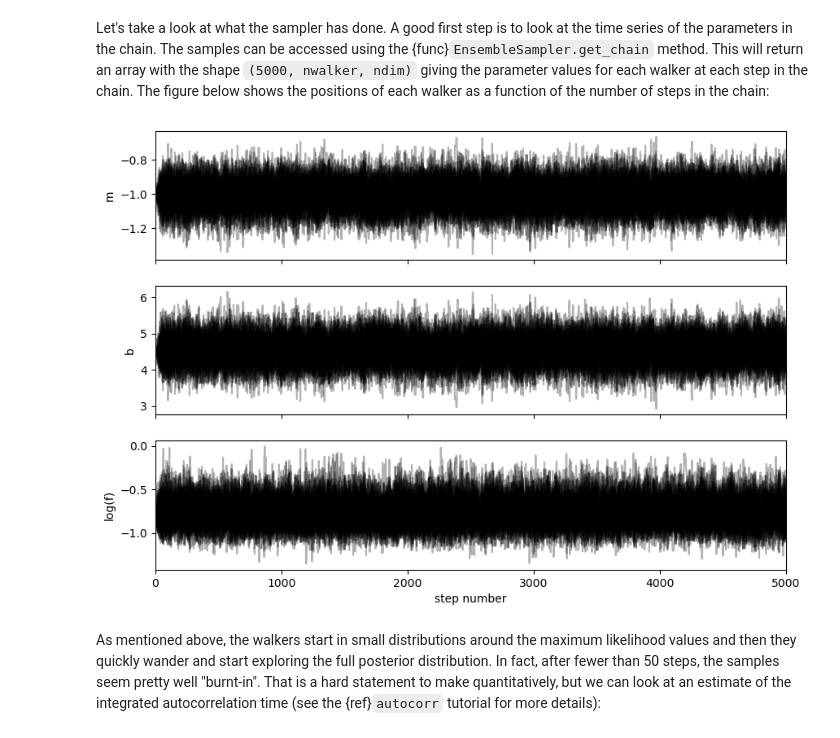
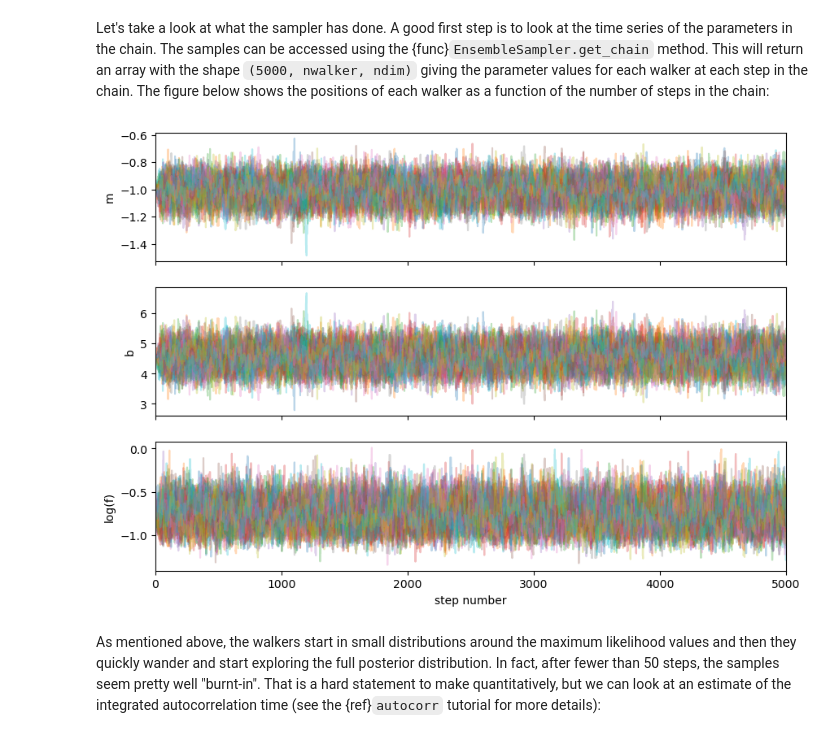
Before and after one commit to thaynecurrie/phys7903_fall2026, a Jupyter notebook: ScientificPythonNotes/Bayesian_MCMC/Python_MCMC_part2b.ipynb, the cells around one changed output. Drawn from its saved outputs; the diff is of its cells as text; code cells hidden in the pictures.

```diff
--- a/ScientificPythonNotes/Bayesian_MCMC/Python_MCMC_part2b.ipynb
+++ b/ScientificPythonNotes/Bayesian_MCMC/Python_MCMC_part2b.ipynb
@@ -189,18 +189,19 @@ number of steps in the chain:
 # %%
 fig, axes = plt.subplots(3, figsize=(10, 7), sharex=True)
 samples = sampler.get_chain()
 labels = ["m", "b", "log(f)"]
 for i in range(ndim):
     ax = axes[i]
-    ax.plot(samples[:, :, i], "k", alpha=0.3)
+   # ax.plot(samples[:, :, i], "k", alpha=0.3)
+    ax.plot(samples[:, :, i], alpha=0.3)
     ax.set_xlim(0, len(samples))
     ax.set_ylabel(labels[i])
     #ax.set_xlabel("step number");
     #ax.yaxis.set_label_coords(-0.1, 0.5)
 
 axes[-1].set_xlabel("step number");
 # %% [output]
-[figure, old version]
+[figure, new version]
 # %% [markdown]
 As mentioned above, the walkers start in small distributions around the
 maximum likelihood values and then they quickly wander and start exploring the
```
Also changed, not shown: parts of 15 cells of this notebook, 3 other files.
